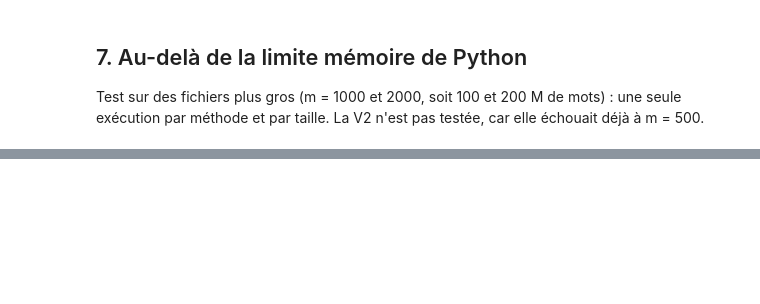
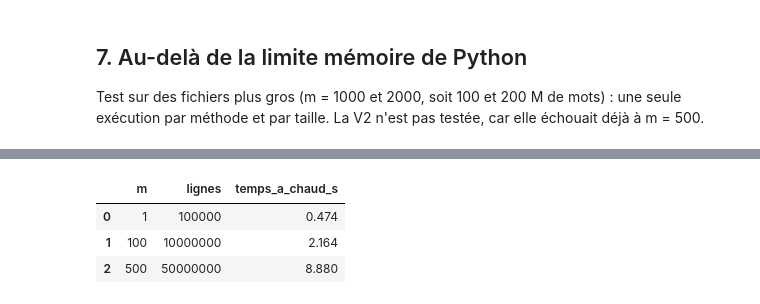
Before and after one commit to Fadidouda/tp_wordcount, a Jupyter notebook: wordcount_comparaison.ipynb, the cells around one changed output, grey strips where cells are left out. Saved outputs shown, nothing was run; the diff lists cells and outputs as text; code cells hidden in the pictures; blank space fills up the shorter version.

```diff
--- a/wordcount_comparaison.ipynb
+++ b/wordcount_comparaison.ipynb
@@ -839,0 +1018,28 @@ df_ext
+# %%
+from pyspark.sql import SparkSession, functions as F
+
+spark = (SparkSession.builder.master("local[*]").config("spark.driver.memory", "2g")
+         .appName("wordcount_a_chaud").getOrCreate())
+spark.sparkContext.setLogLevel("ERROR")
+
+def compter_df(f):
+    return (spark.read.text(f"file://{f.resolve()}")
+            .select(F.explode(F.split("value", r"\s+")).alias("mot"))
+            .where(F.col("mot") != "").groupBy("mot").count().collect())
+
+lignes_chaud = []
+for m in [1, 100, 500]:
+    compter_df(fichiers[m])                                  # échauffement
+    t = []
+    for _ in range(3):
+        t0 = time.perf_counter()
+        res = compter_df(fichiers[m])
+        t.append(time.perf_counter() - t0)
+    verifier({r["mot"]: r["count"] for r in res}, m)
+    lignes_chaud.append({"m": m, "lignes": N * m, "temps_a_chaud_s": round(statistics.median(t), 3)})
+spark.stop()
+
+df_chaud = pd.DataFrame(lignes_chaud)
+df_chaud.to_csv(RESULTS / "spark_a_chaud.csv", index=False)
+df_chaud
+# %% [output]
@@ -839,0 +1051,4 @@ df_ext
+|  | m | lignes | temps_a_chaud_s |
+| 0 | 1 | 100000 | 0.474 |
+| 1 | 100 | 10000000 | 2.164 |
+| 2 | 500 | 50000000 | 8.880 |
```
Also changed, not shown: parts of 14 cells of this notebook, 9 other files.
